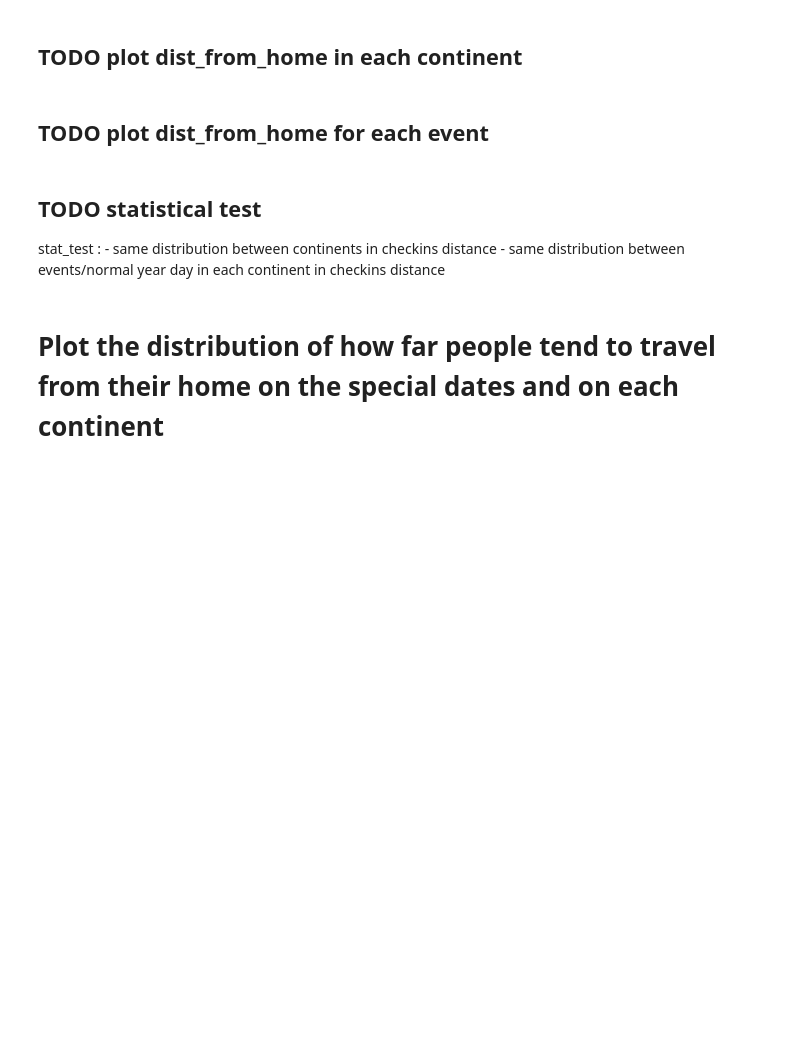
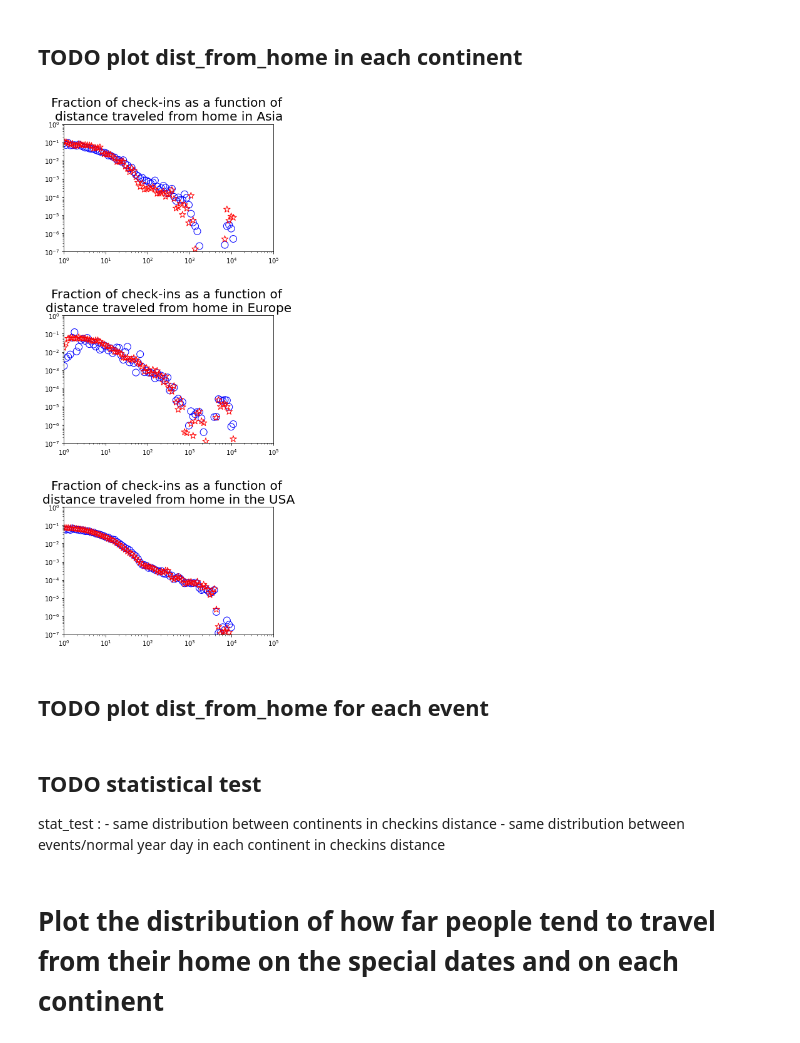
Before and after one commit to epfl-ada/ada-2020-project-milestone-p3-p3_bcd, a Jupyter notebook: Creative extension.ipynb, the cells around one changed output. Saved outputs shown, nothing was run; the diff lists cells and outputs as text; code cells hidden in the pictures; blank space fills up the shorter version.

```diff
--- a/Creative extension.ipynb
+++ b/Creative extension.ipynb
@@ -371,5 +367,70 @@ b_checkins.to_csv(r'./Data/b_with_dist.txt.gz', compression = 'gzip')
 # %% [markdown]
 ## TODO plot dist_from_home in each continent
+# %%
+b_checkins_asia = b_checkins[b_checkins['is_in_asia']]
+b_checkins_europe = b_checkins[b_checkins['is_in_europe']]
+b_checkins_usa = b_checkins[b_checkins['is_in_usa']]
+
+g_checkins_asia = g_checkins[g_checkins['is_in_asia']]
+g_checkins_europe = g_checkins[g_checkins['is_in_europe']]
+g_checkins_usa = g_checkins[g_checkins['is_in_usa']]
+# %%
+# Doing the final plot. Setting the figure size to (6,5) arbitrarily (slightly larger than tall).
+fig, ax = plt.subplots(3, 1, figsize=(6, 15), sharey = False, sharex = False)
+
+# BRIGHTKITE – computing and scatter plotting the distribution of home distances between friends.
+plot_probability(b_checkins_asia['dist_from_home'], ax[0], 'o', 'b', 'Brightkite')
+
+# GOWALLA – computing and scatter plotting the distribution of home distances between friends.
+plot_probability(g_checkins_asia['dist_from_home'], ax[0], '*', 'r', 'Gowalla')
+
+
+# BRIGHTKITE – computing and scatter plotting the distribution of home distances between friends.
+plot_probability(b_checkins_europe['dist_from_home'], ax[1], 'o', 'b', 'Brightkite')
+
+# GOWALLA – computing and scatter plotting the distribution of home distances between friends.
+plot_probability(g_checkins_europe['dist_from_home'], ax[1], '*', 'r', 'Gowalla')
+
+# BRIGHTKITE – computing and scatter plotting the distribution of home distances between friends.
+plot_probability(b_checkins_usa['dist_from_home'], ax[2], 'o', 'b', 'Brightkite')
+
+# GOWALLA – computing and scatter plotting the distribution of home distances between friends.
+plot_probability(g_checkins_usa['dist_from_home'], ax[2], '*', 'r', 'Gowalla')
+
+
+# Setting the axes' scales to be logarithmic.
+ax[0].set_xscale("log")
+ax[0].set_yscale("log")
+
+ax[1].set_xscale("log")
+ax[1].set_yscale("log")
+
+ax[2].set_xscale("log")
+ax[2].set_yscale("log")
+
+#Setting the limits of the axes to match the ones in the paper's plot.
+ax[0].set_xlim(10e-1, 10e4)
+ax[0].set_ylim(10e-8, 10e-1)
+
+ax[1].set_xlim(10e-1, 10e4)
+ax[1].set_ylim(10e-8, 10e-1)
+
+ax[2].set_xlim(10e-1, 10e4)
+ax[2].set_ylim(10e-8, 10e-1)
+
+# Naming the axes and resizing the labels
+#ax[0].set_xlabel('Checkin distance from home (km)', size=20)
+#ax[0].set_ylabel('Probability', size=20)
+
+# Adding the color legend and the title of the plot.
+ax[0].set_title("Fraction of check-ins as a function of \ndistance traveled from home in Asia", size=20)
+ax[1].set_title("Fraction of check-ins as a function of \ndistance traveled from home in Europe", size=20)
+ax[2].set_title("Fraction of check-ins as a function of \ndistance traveled from home in the USA", size=20)
+
+plt.subplots_adjust(hspace = 0.5)
+#ax[0].legend()
+# %% [output]
+[figure, added]
 # %% [markdown]
 ## TODO plot dist_from_home for each event
 # %% [markdown]
```
Also changed, not shown: parts of 3 cells of this notebook.
